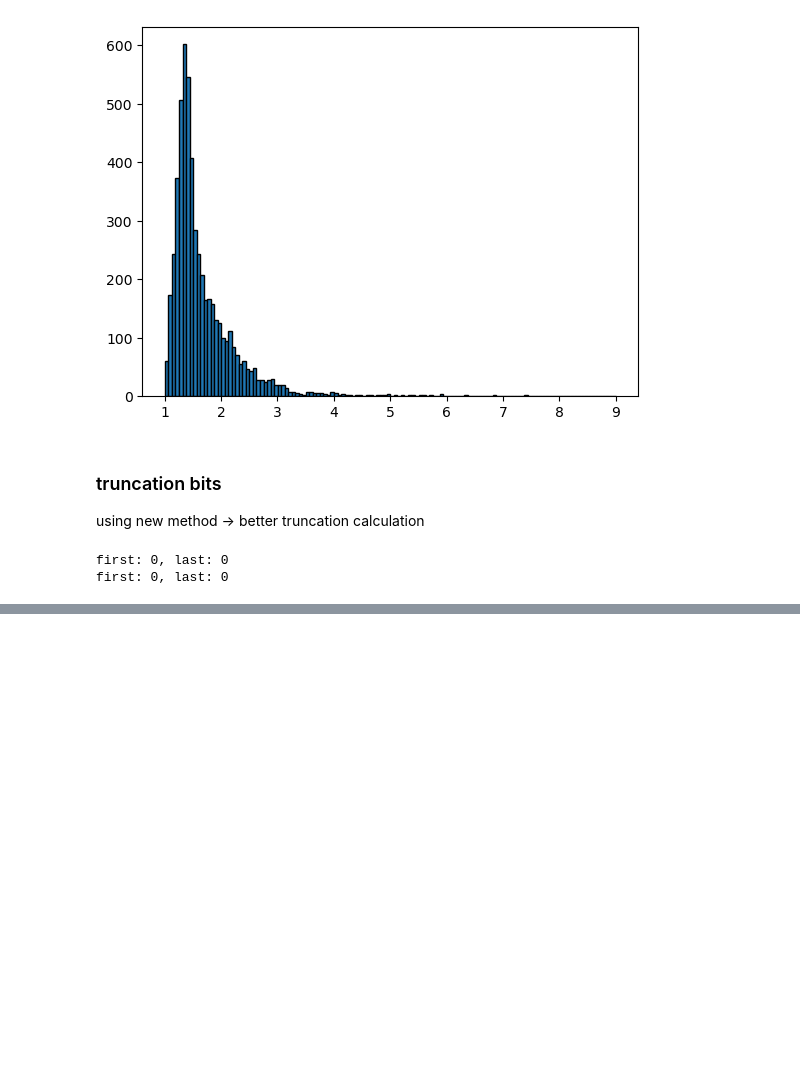
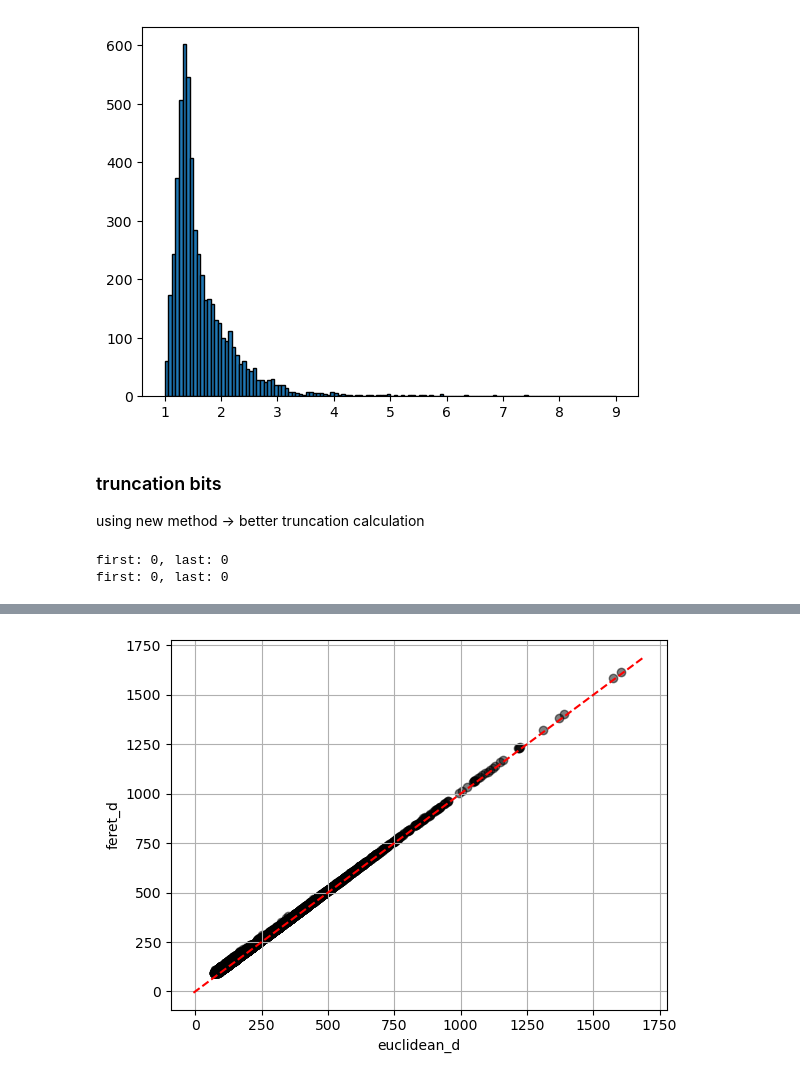
Before and after one commit to ezriri/2DS_code, a Jupyter notebook: check_image_h5.ipynb, the cells around one changed output, grey strips where cells are left out. Drawn from its saved outputs; the diff is of its cells as text; code cells hidden in the pictures; blank space fills up the shorter version.

```diff
--- a/check_image_h5.ipynb
+++ b/check_image_h5.ipynb
@@ -422,0 +482,19 @@ first: 0, last: 0
+# %%
+fig, ax = plt.subplots()
+ax.scatter(euclidean_d, feret_d,alpha=0.5, c='black')
+
+transform = ax.transAxes
+line.set_transform(transform)
+ax.set_xlabel("euclidean_d")
+ax.set_ylabel("feret_d")
+# Get the range of data
+min_val = min(ax.get_xlim()[0], ax.get_ylim()[0])
+max_val = max(ax.get_xlim()[1], ax.get_ylim()[1])
+
+# Plot a 1-to-1 line
+ax.plot([min_val, max_val], [min_val, max_val], color='red', linestyle='--')
+
+ax.grid()
+plt.show()
+# %% [output]
+[figure, added]
```
Also changed, not shown: parts of 8 cells of this notebook, 1 other file.
